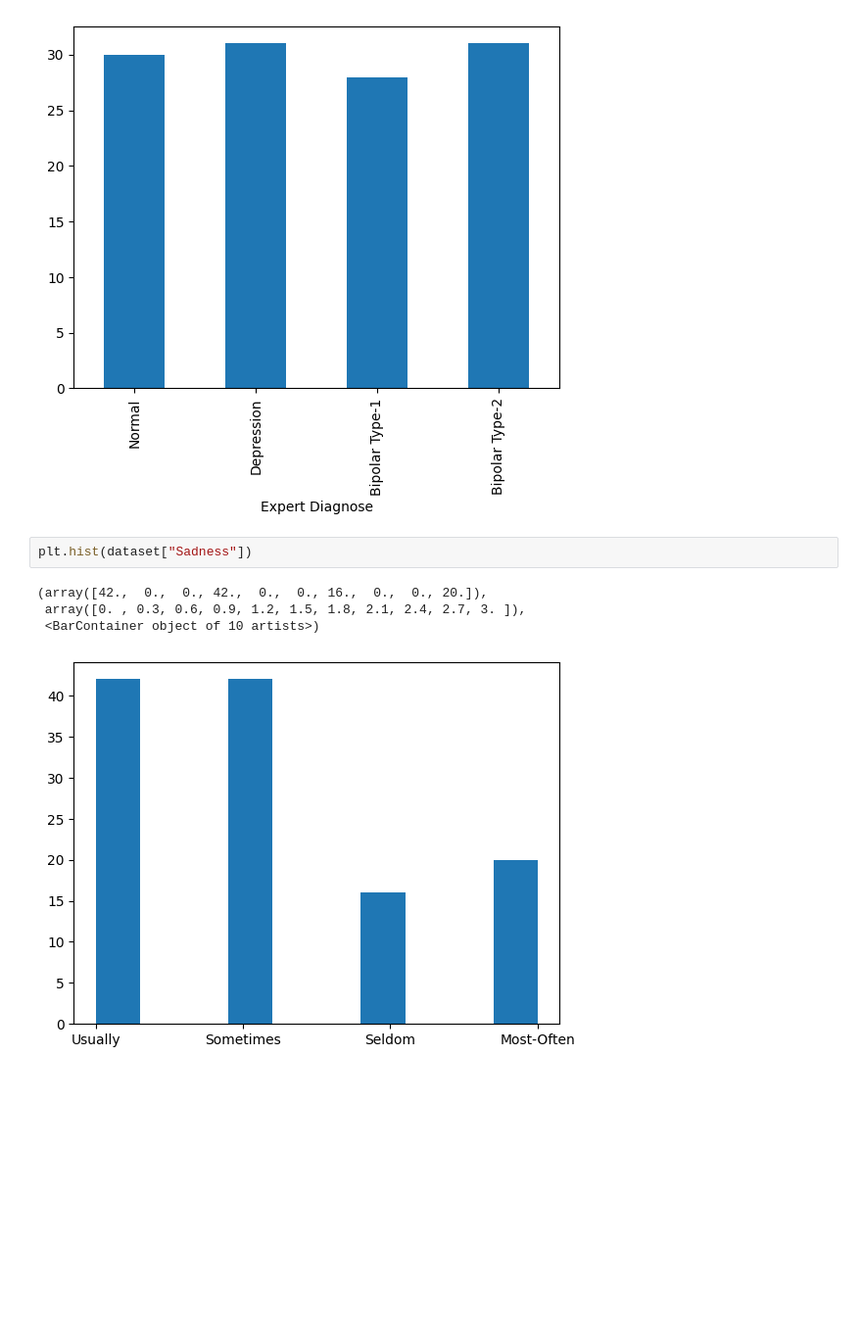
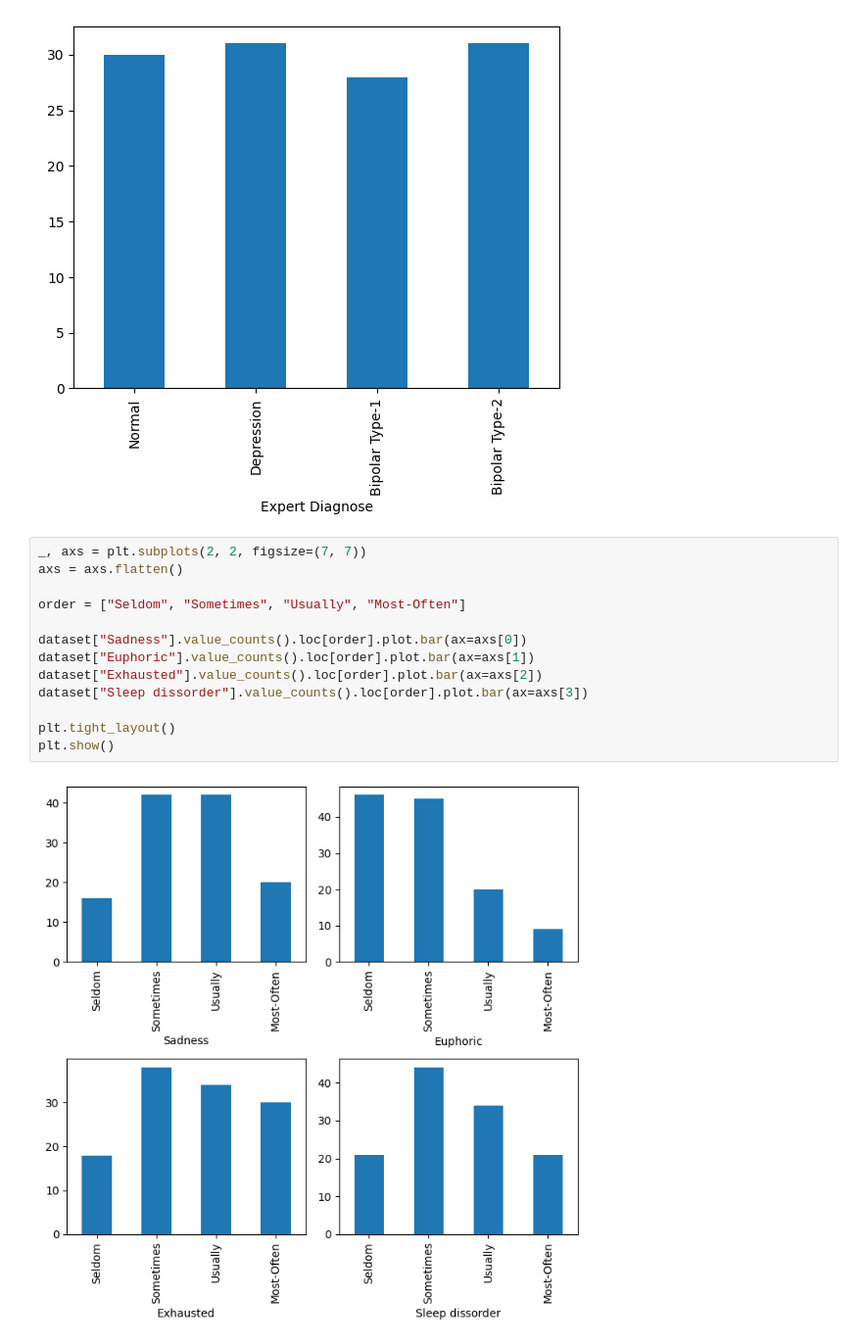
Before and after one commit to Ajver/mental-disorder-diagnosis, a Jupyter notebook: data_analysis.ipynb, the cells around one changed output. Shown: that part at 98% size. Drawn from its saved outputs; the diff is of its cells as text; blank space fills up the shorter version.

Commit message:
Move VIF and corr plot to data analysis notebook, improve other data visualization plots

```diff
--- a/data_analysis.ipynb
+++ b/data_analysis.ipynb
@@ -100,9 +103,17 @@ dataset["Expert Diagnose"].value_counts().loc[order].plot.bar()
 <Axes: xlabel='Expert Diagnose'>
 [figure]
 # %%
-plt.hist(dataset["Sadness"])
+_, axs = plt.subplots(2, 2, figsize=(7, 7))
+axs = axs.flatten()
+
+order = ["Seldom", "Sometimes", "Usually", "Most-Often"]
+
+dataset["Sadness"].value_counts().loc[order].plot.bar(ax=axs[0])
+dataset["Euphoric"].value_counts().loc[order].plot.bar(ax=axs[1])
+dataset["Exhausted"].value_counts().loc[order].plot.bar(ax=axs[2])
+dataset["Sleep dissorder"].value_counts().loc[order].plot.bar(ax=axs[3])
+
+plt.tight_layout()
+plt.show()
 # %% [output]
-(array([42.,  0.,  0., 42.,  0.,  0., 16.,  0.,  0., 20.]),
- array([0. , 0.3, 0.6, 0.9, 1.2, 1.5, 1.8, 2.1, 2.4, 2.7, 3. ]),
- <BarContainer object of 10 artists>)
-[figure, old version]
+[figure, new version]
```
Also changed, not shown: parts of 8 cells of this notebook, 1 other file.
